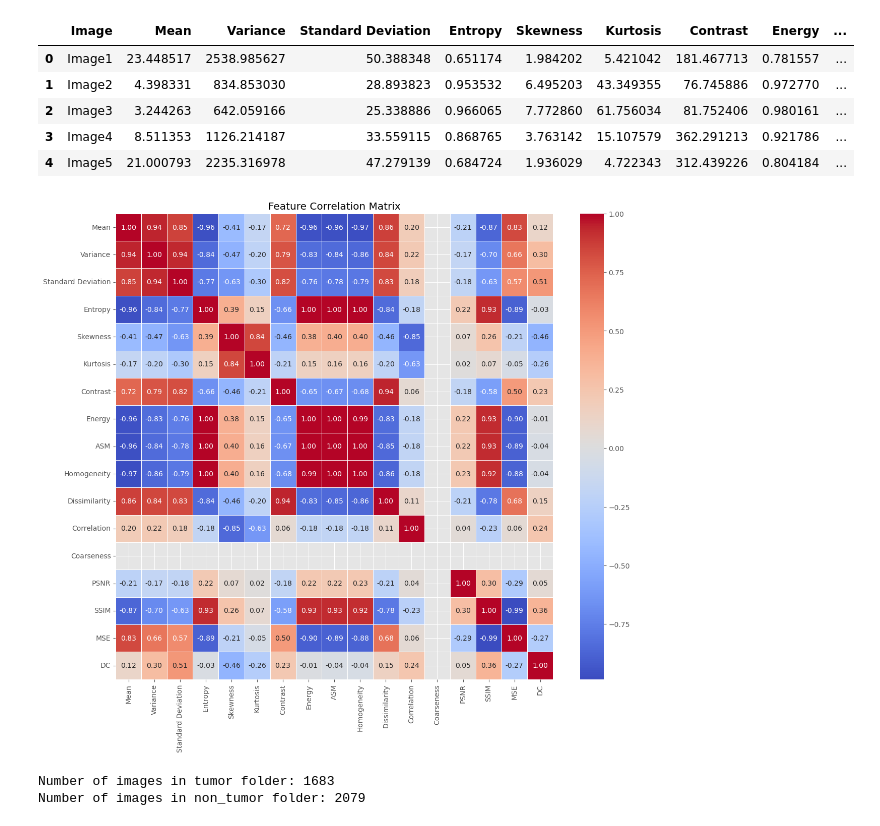
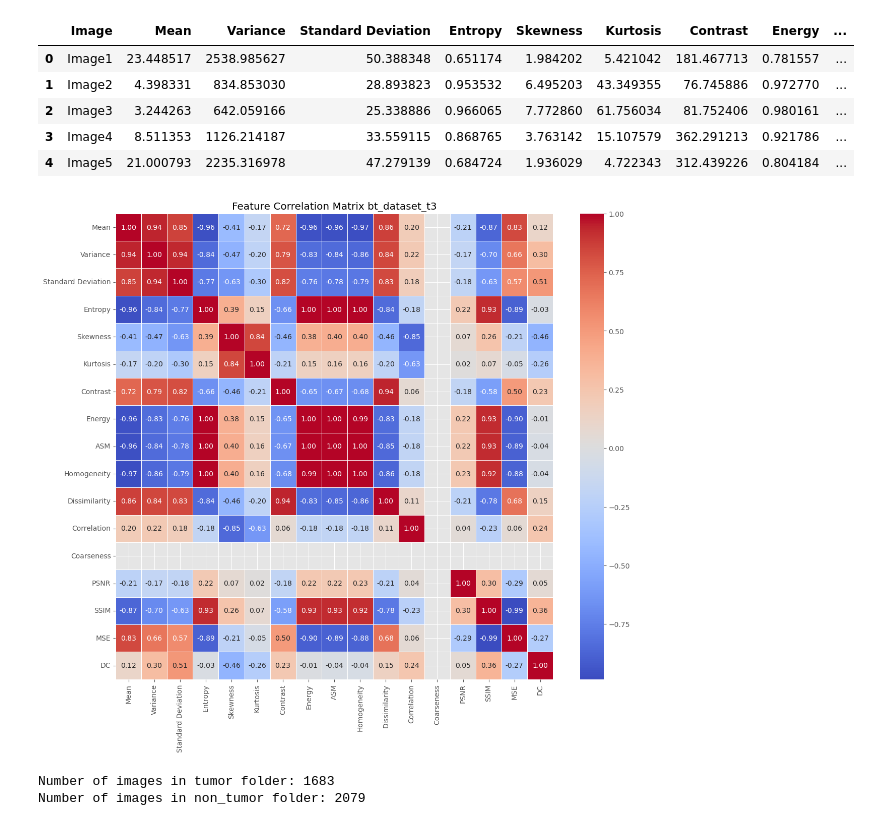
Before and after one commit to grahanoi/classifier_brain_tumor, a Jupyter notebook: main.ipynb, the cells around one changed output. Cells and saved outputs as stored; diff of their text form; code cells hidden in the pictures.

Commit message:
correlation matrix

```diff
--- a/main.ipynb
+++ b/main.ipynb
@@ -42,8 +56,8 @@ df.head()
 # %%
 # Overview of the data
-flie_path = 'data/bt_dataset_t3.csv'
-df = pd.read_csv(flie_path)
-df.head()
+flie_path_bt_dataset_t3 = 'data/bt_dataset_t3.csv'
+df2 = pd.read_csv(flie_path_bt_dataset_t3)
+df2.head()
 # %% [output]
 |  | Image | Mean | Variance | Standard Deviation | Entropy | Skewness | Kurtosis | Contrast | Energy | ... |
 | 0 | Image1 | 23.448517 | 2538.985627 | 50.388348 | 0.651174 | 1.984202 | 5.421042 | 181.467713 | 0.781557 | ... |
@@ -54,17 +68,17 @@ df.head()
 # %%
 # Check feature correlations with heatmap
 
 # Drop all non-numeric and target columns for heatmap
-features = df.drop(['Image', 'Target'], axis=1)
+features2 = df2.drop(['Image', 'Target'], axis=1)
 
 # Compute the correlation matrix
 plt.figure(figsize=(14,12))
-correlation_matrix = features.corr()
-sns.heatmap(correlation_matrix, annot=True, cmap='coolwarm', fmt='.2f', linewidths=0.5)
-plt.title('Feature Correlation Matrix')
+correlation_matrix2 = features2.corr()
+sns.heatmap(correlation_matrix2, annot=True, cmap='coolwarm', fmt='.2f', linewidths=0.5)
+plt.title('Feature Correlation Matrix bt_dataset_t3')
 plt.show()
 # %% [output]
-[figure, old version]
+[figure, new version]
 # %%
 label_csv = pd.read_csv('data/Brain Tumor.csv')
 label_csv.head()
```
Also changed, not shown: parts of 2 cells of this notebook.
